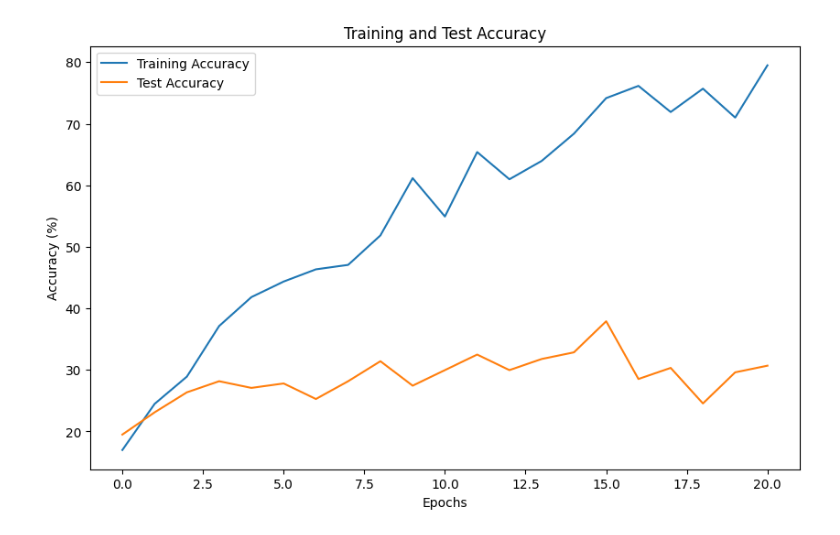
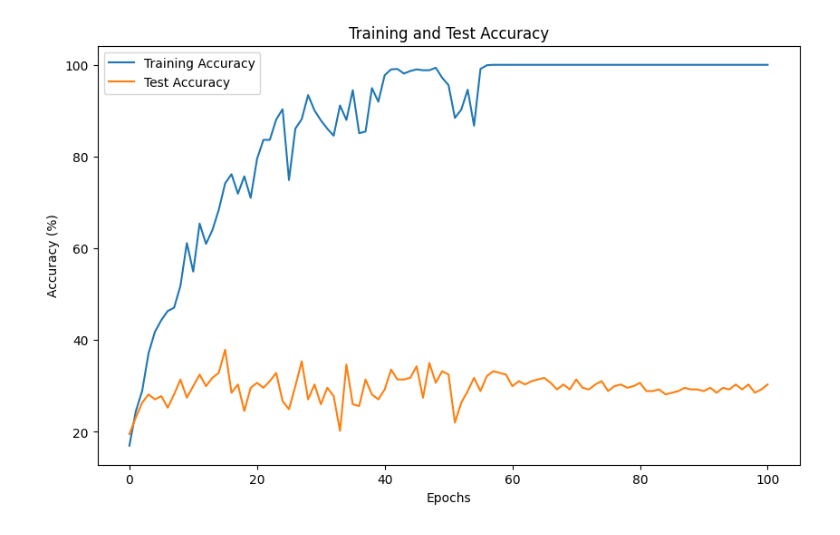
Before and after one commit to JekxDevil/AI, a Jupyter notebook: courses/usi/machine-learning/assignments/2/example.ipynb, the cells around one changed output. Saved outputs shown, nothing was run; the diff lists cells and outputs as text; code cells hidden in the pictures.

Commit message:
docs: images from 100 epochs
Signed-off-by: Jeferson Morales Mariciano <jeferson.morales.mariciano@gmail.com>

```diff
--- a/courses/usi/machine-learning/assignments/2/example.ipynb
+++ b/courses/usi/machine-learning/assignments/2/example.ipynb
@@ -142,7 +142,7 @@ x shape: (1384, 224, 224, 3), y shape:(1384,)
 CONFIGS = {'seed': 20020309,
           'device': torch.device('cuda' if torch.cuda.is_available() else 'cpu'),
           'batch_size': 32,
-          'epochs': 1 + 20, # 100
+          'epochs': 1 + 100, # 100
           'learning_rate':  0.001}
 
 np.random.seed(CONFIGS['seed'])
@@ -304,4 +312,4 @@ Epoch [21/21], Train Acc: 79.49, Val Acc: 30.69
-[figure, old version]
+[figure, new version]
 # %%
 ################### Task 1 BONUS ###################
 def get_features(_imgs):
```
Also changed, not shown: parts of 6 cells of this notebook.
